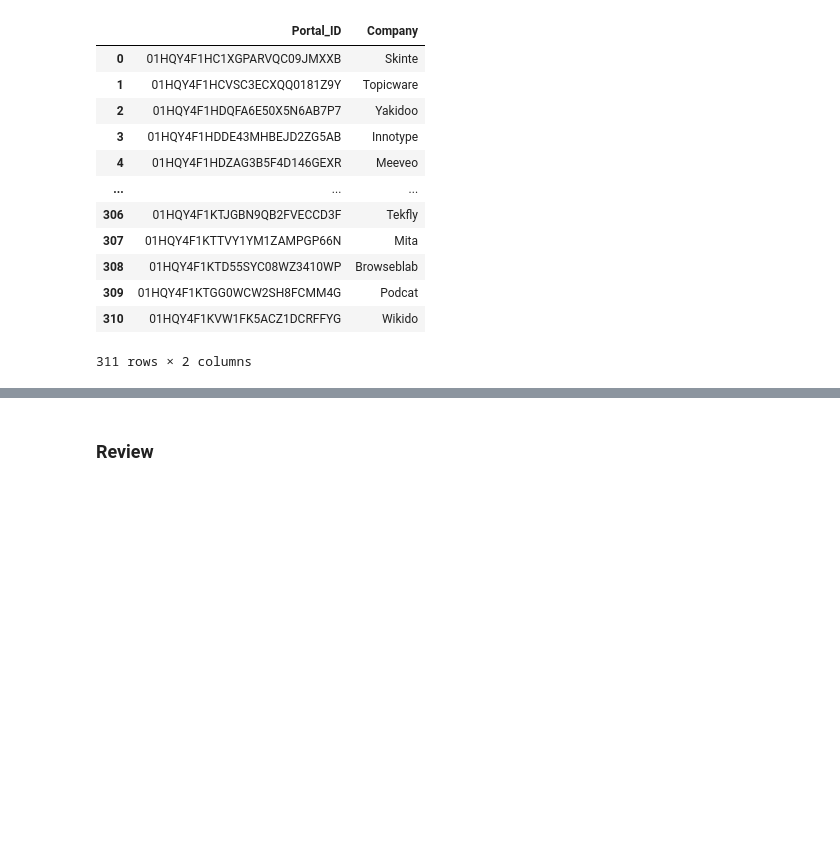
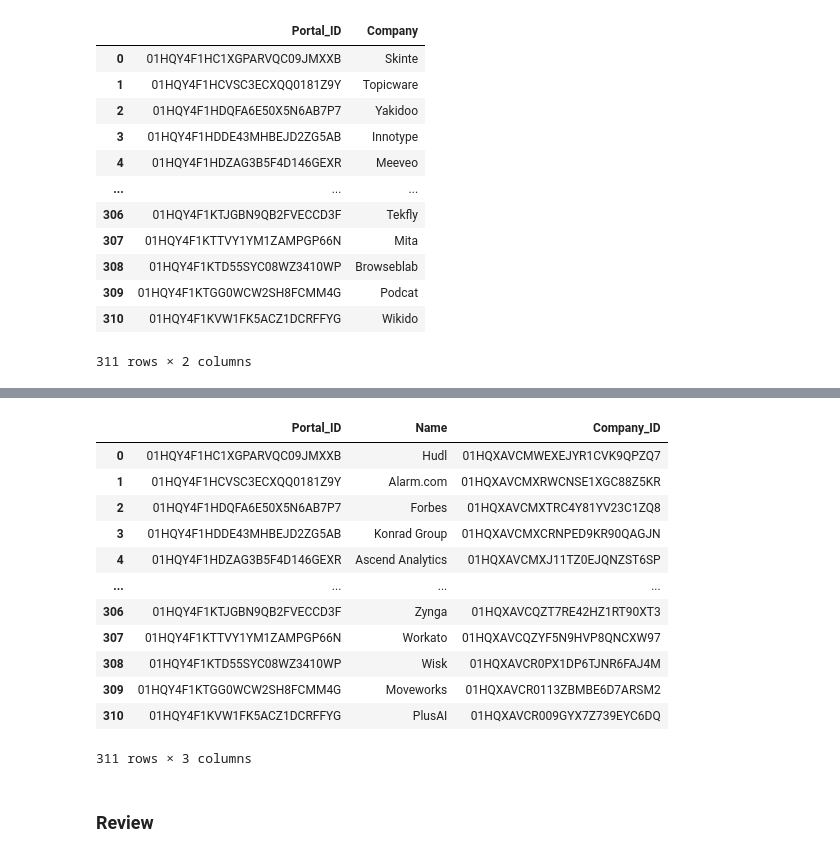
Before and after one commit to vbainwala/TalentTrove, a Jupyter notebook: make_data.ipynb, the cells around one changed output, grey strips where cells are left out. Cells and saved outputs as stored; diff of their text form; code cells hidden in the pictures; blank space fills up the shorter version.

```diff
--- a/make_data.ipynb
+++ b/make_data.ipynb
@@ -793,6 +797,25 @@ portal_df
 | 309 | 01HQY4F1KTGG0WCW2SH8FCMM4G | Moveworks |
 | 310 | 01HQY4F1KVW1FK5ACZ1DCRFFYG | PlusAI |
 311 rows × 2 columns
+# %%
+# Add Company_ID for each column
+company_id_mapping = company_df.set_index('Name')['Company_ID'].to_dict()
+portal_df['Company_ID'] = portal_df['Name'].map(company_id_mapping)
+portal_df
+# %% [output]
+|  | Portal_ID | Name | Company_ID |
+| 0 | 01HQY4F1HC1XGPARVQC09JMXXB | Hudl | 01HQXAVCMWEXEJYR1CVK9QPZQ7 |
+| 1 | 01HQY4F1HCVSC3ECXQQ0181Z9Y | Alarm.com | 01HQXAVCMXRWCNSE1XGC88Z5KR |
+| 2 | 01HQY4F1HDQFA6E50X5N6AB7P7 | Forbes | 01HQXAVCMXTRC4Y81YV23C1ZQ8 |
+| 3 | 01HQY4F1HDDE43MHBEJD2ZG5AB | Konrad Group | 01HQXAVCMXCRNPED9KR90QAGJN |
+| 4 | 01HQY4F1HDZAG3B5F4D146GEXR | Ascend Analytics | 01HQXAVCMXJ11TZ0EJQNZST6SP |
+| ... | ... | ... | ... |
+| 306 | 01HQY4F1KTJGBN9QB2FVECCD3F | Zynga | 01HQXAVCQZT7RE42HZ1RT90XT3 |
+| 307 | 01HQY4F1KTTVY1YM1ZAMPGP66N | Workato | 01HQXAVCQZYF5N9HVP8QNCXW97 |
+| 308 | 01HQY4F1KTD55SYC08WZ3410WP | Wisk | 01HQXAVCR0PX1DP6TJNR6FAJ4M |
+| 309 | 01HQY4F1KTGG0WCW2SH8FCMM4G | Moveworks | 01HQXAVCR0113ZBMBE6D7ARSM2 |
+| 310 | 01HQY4F1KVW1FK5ACZ1DCRFFYG | PlusAI | 01HQXAVCR009GYX7Z739EYC6DQ |
+311 rows × 3 columns
 # %%
 portal_df.to_csv('data/Job_Portal.csv', index=False)
 # %% [markdown]
```
Also changed, not shown: parts of 2 cells of this notebook, 1 other file.
